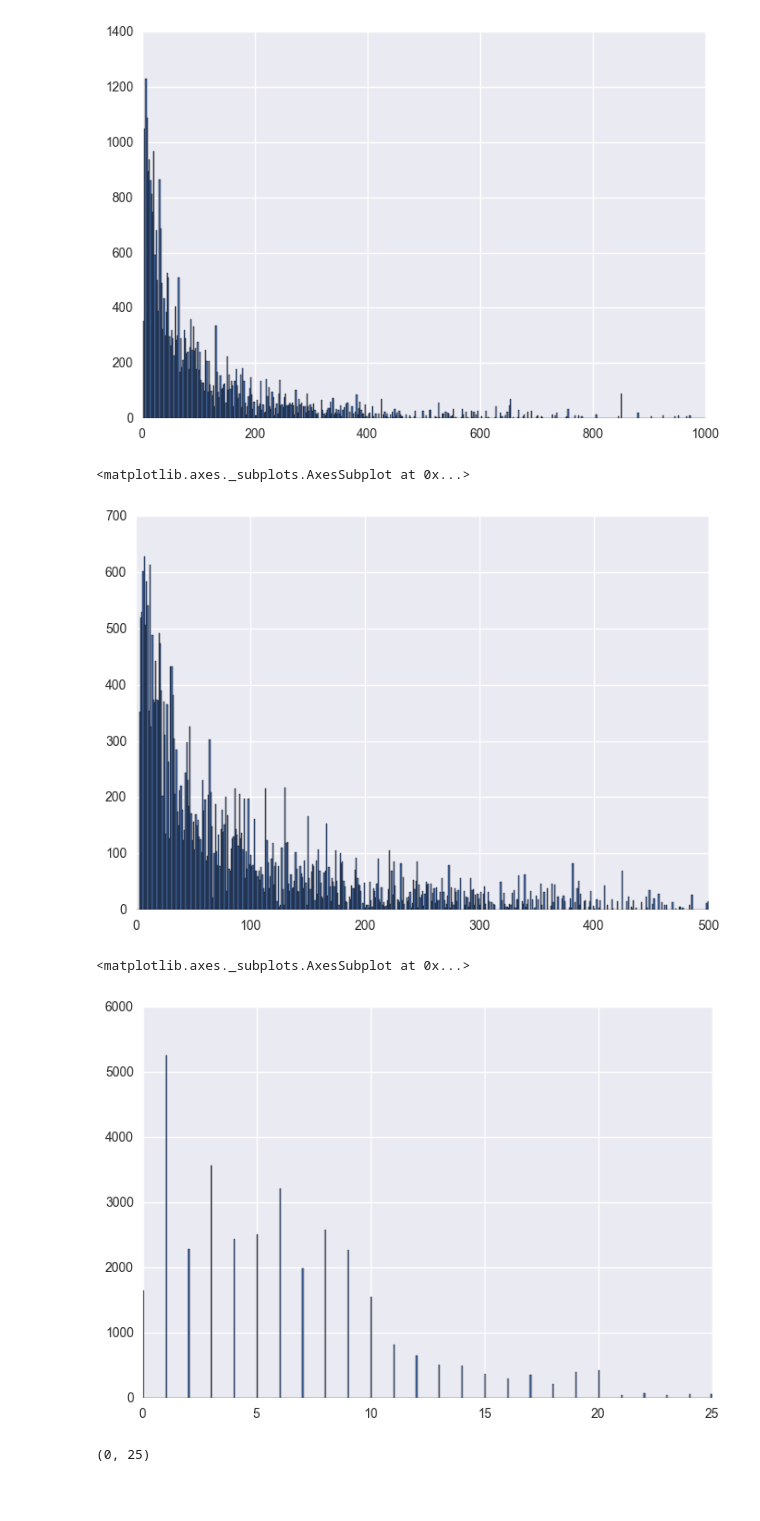
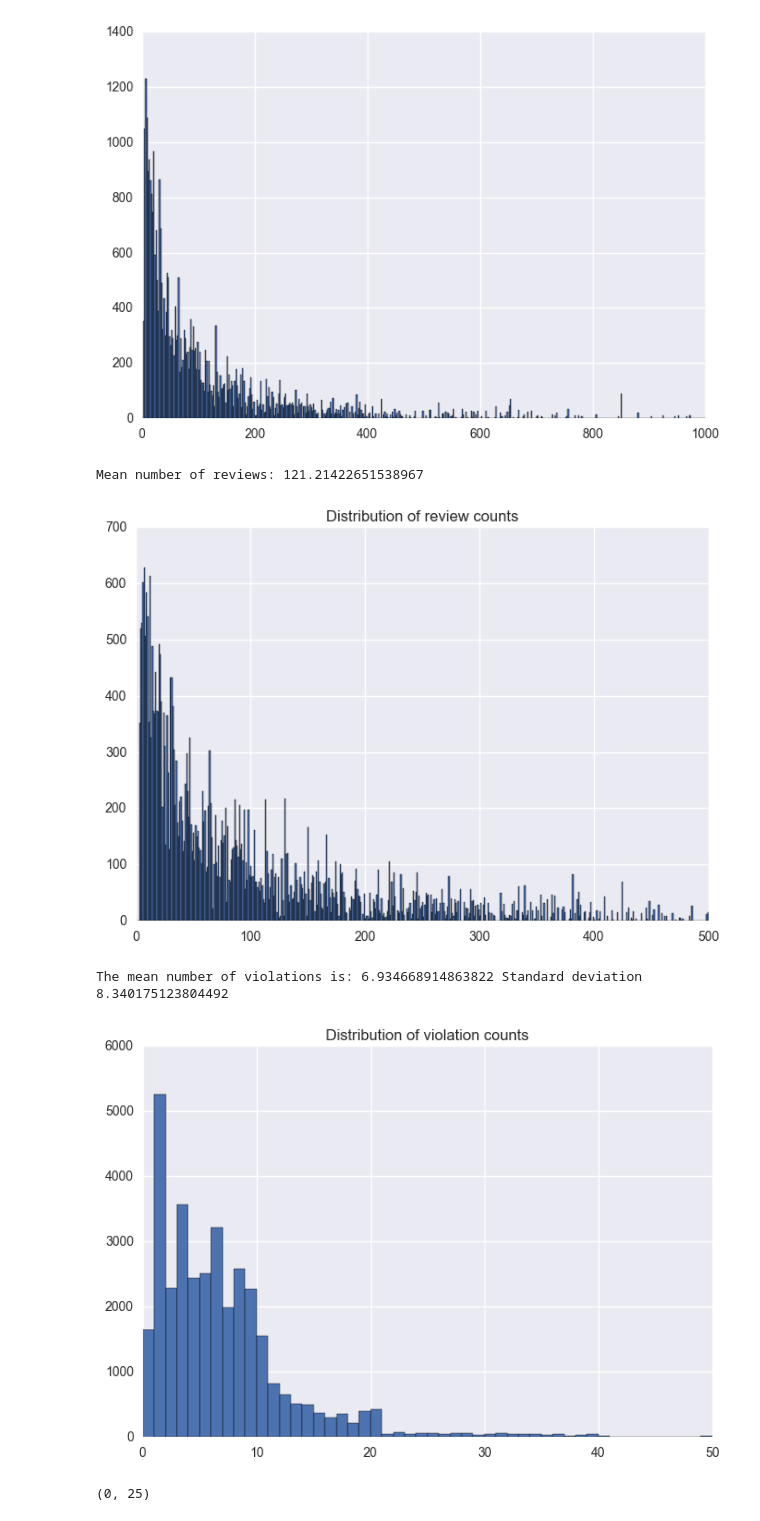
Before and after one commit to georgetown-analytics/restaurant-health, a Jupyter notebook: Inspection Regression Modeling.ipynb, the cells around one changed output. Cells and saved outputs as stored; diff of their text form; code cells hidden in the pictures; blank space fills up the shorter version.

```diff
--- a/Inspection Regression Modeling.ipynb
+++ b/Inspection Regression Modeling.ipynb
@@ -82,15 +86,19 @@ x.hist(bins=500, range = [0, 1000])
 x = data['review_count']
 x.xlabel= ('review_count')
 x.hist(bins=500, range = [0, 500])
+plt.title('Distribution of review counts')
+print('Mean number of reviews:', x.mean())
 # %% [output]
-<matplotlib.axes._subplots.AxesSubplot at 0x...>
+Mean number of reviews: 121.21422651538967
-[figure, old version]
+[figure, new version]
 # %%
 x = data['violations']
 plt.xlabel= ('violations')
-x.hist(bins=500, range = [0, 25])
+x.hist(bins=50, range = [0, 50])
+plt.title('Distribution of violation counts')
+print('The mean number of violations is:', x.mean(), 'Standard deviation', x.std())
 # %% [output]
-<matplotlib.axes._subplots.AxesSubplot at 0x...>
+The mean number of violations is: 6.934668914863822 Standard deviation 8.340175123804492
-[figure, old version]
+[figure, new version]
 # %%
 data.boxplot('violations', by='stars', figsize =(10,8))
```
Also changed, not shown: parts of 47 cells of this notebook.
